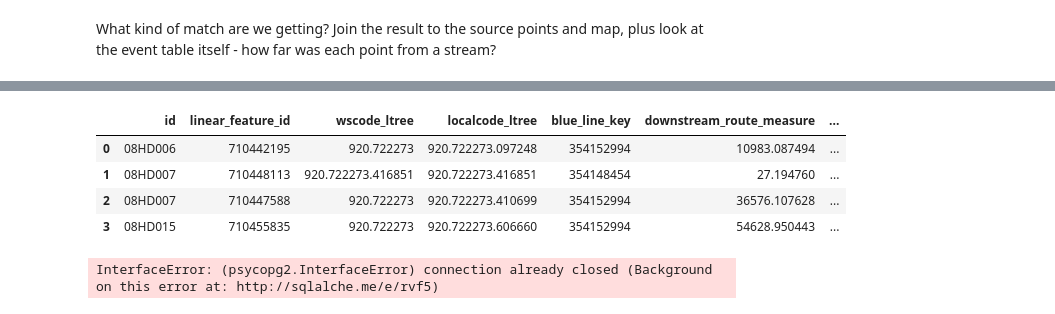
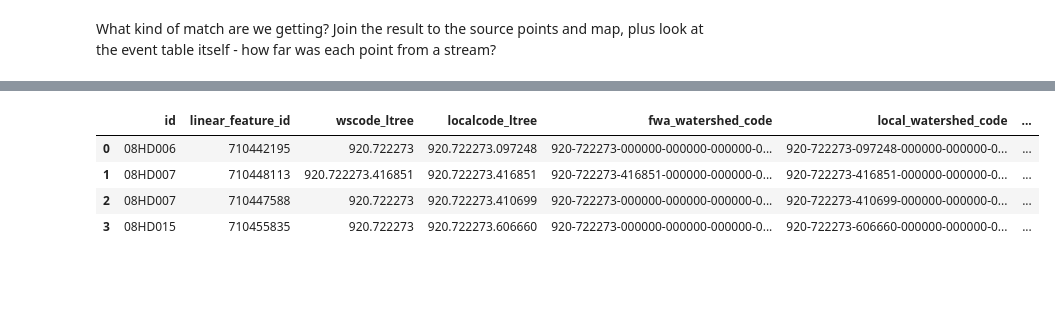
Before and after one commit to smnorris/fwakit, a Jupyter notebook: examples/01_example_linear_referencing.ipynb, the cells around one changed output, grey strips where cells are left out. Drawn from its saved outputs; the diff is of its cells as text; code cells hidden in the pictures; blank space fills up the shorter version.

Commit message:
compare stream name to station name in example 1, put watershed creation in example 2

```diff
--- a/examples/01_example_linear_referencing.ipynb
+++ b/examples/01_example_linear_referencing.ipynb
@@ -106,58 +115,12 @@ mplleaflet.display(tiles='esri_worldtopo')
 # %%
 # look at the event table itself
 import pandas as pd
 
-df = pd.read_sql('SELECT * FROM hydrostn_events', db.engine)
+df = pd.read_sql('SELECT * FROM hydrostn_streams', db.engine)
 df
 # %% [output]
-|  | id | linear_feature_id | wscode_ltree | localcode_ltree | blue_line_key | downstream_route_measure | ... |
-| 0 | 08HD006 | 710442195 | 920.722273 | 920.722273.097248 | 354152994 | 10983.087494 | ... |
-| 1 | 08HD007 | 710448113 | 920.722273.416851 | 920.722273.416851 | 354148454 | 27.194760 | ... |
-| 2 | 08HD007 | 710447588 | 920.722273 | 920.722273.410699 | 354152994 | 36576.107628 | ... |
-| 3 | 08HD015 | 710455835 | 920.722273 | 920.722273.606660 | 354152994 | 54628.950443 | ... |
+|  | id | linear_feature_id | wscode_ltree | localcode_ltree | fwa_watershed_code | local_watershed_code | ... |
+| 0 | 08HD006 | 710442195 | 920.722273 | 920.722273.097248 | 920-722273-000000-000000-000000-0... | 920-722273-097248-000000-000000-0... | ... |
+| 1 | 08HD007 | 710448113 | 920.722273.416851 | 920.722273.416851 | 920-722273-416851-000000-000000-0... | 920-722273-416851-000000-000000-0... | ... |
+| 2 | 08HD007 | 710447588 | 920.722273 | 920.722273.410699 | 920-722273-000000-000000-000000-0... | 920-722273-410699-000000-000000-0... | ... |
+| 3 | 08HD015 | 710455835 | 920.722273 | 920.722273.606660 | 920-722273-000000-000000-000000-0... | 920-722273-606660-000000-000000-0... | ... |
-# %%
-# generate watersheds from the points (this takes a few moments)
-
-sql = """
-CREATE TABLE hydrostn_wsd AS
-SELECT
-  stn.id,
-  wsd1.wscode_ltree,
-  wsd1.localcode_ltree,
-  ST_union(wsd2.geom) as geom
-FROM public.hydrostn stn
-INNER JOIN whse_basemapping.fwa_watersheds_poly_sp wsd1
-ON ST_Intersects(stn.geom, wsd1.geom)
-INNER JOIN whse_basemapping.fwa_watersheds_poly_sp wsd2
-ON
-  -- b is a child of a, always
-  wsd2.wscode_ltree <@ wsd1.wscode_ltree
-AND
-    -- conditional upstream join logic, based on whether watershed codes are equivalent
-  CASE
-    -- first, consider simple case - streams where wscode and localcode are equivalent
-     WHEN
-        wsd1.wscode_ltree = wsd1.localcode_ltree
-     THEN TRUE
-     -- next, the more complicated case - where wscode and localcode are not equal
-     WHEN
-        wsd1.wscode_ltree != wsd1.localcode_ltree AND
-        (
-         -- tributaries: b wscode > a localcode and b wscode is not a child of a localcode
-            (wsd2.wscode_ltree > wsd1.localcode_ltree AND
-             NOT wsd2.wscode_ltree <@ wsd1.localcode_ltree)
-            OR
-         -- capture side channels: b is the same watershed code, with larger localcode
-            (wsd2.wscode_ltree = wsd1.wscode_ltree
-             AND wsd2.localcode_ltree >= wsd1.localcode_ltree)
-        )
-      THEN TRUE
-  END
-WHERE wsd1.watershed_group_code = 'SALM'
-GROUP BY
-  stn.id,
-  wsd1.wscode_ltree,
-  wsd1.localcode_ltree"""
-db.execute(sql)
-# %% [output]
-InterfaceError: (psycopg2.InterfaceError) connection already closed (Background on this error at: http://sqlalche.me/e/rvf5)
```
Also changed, not shown: parts of 15 cells of this notebook.
